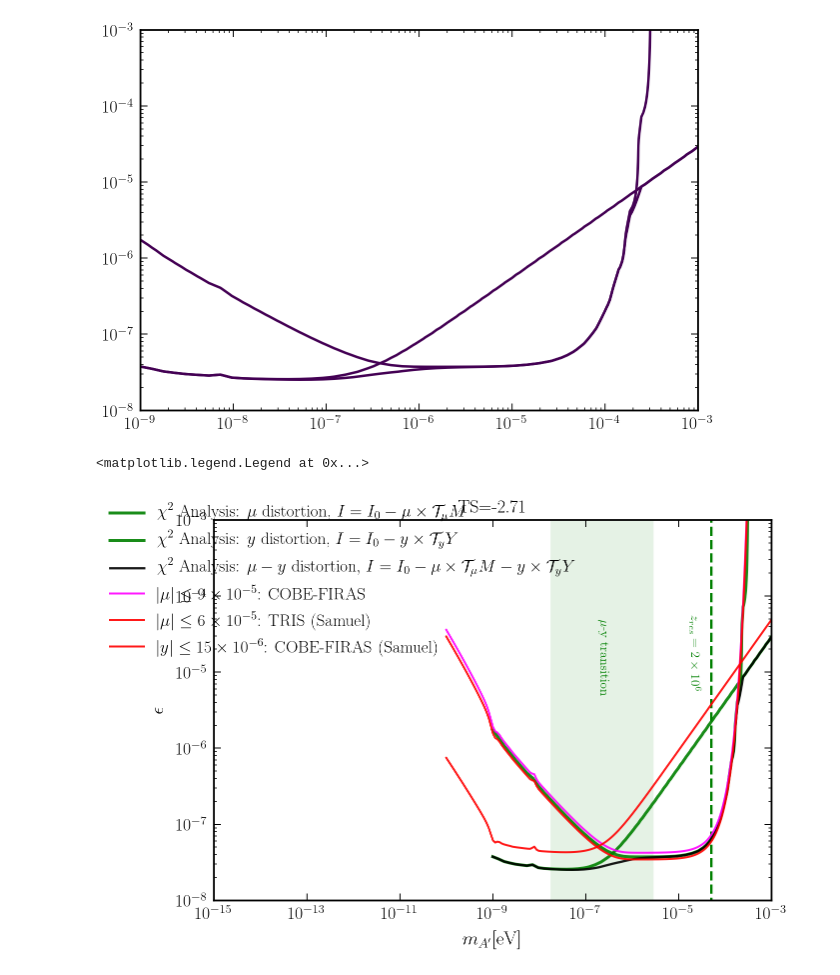
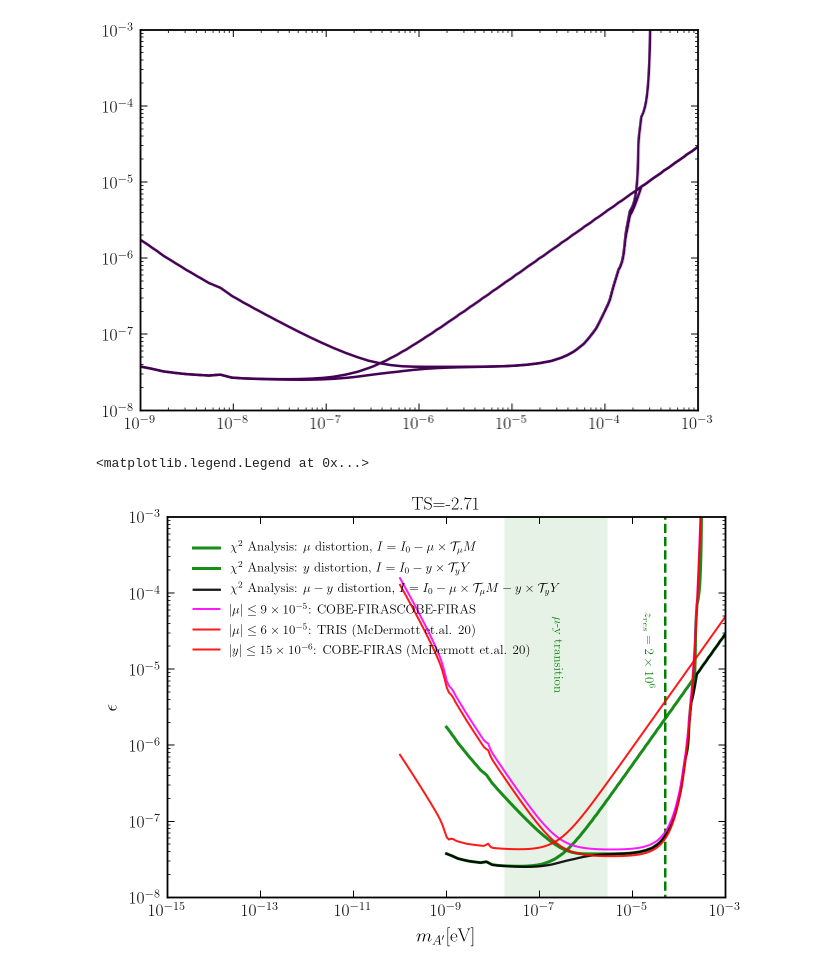
Before and after one commit to GiorgiArsenadze/Shaping-Dark-Photon-Spectral-Distortions, a Jupyter notebook: notebooks/pure_energy_injection.ipynb, the cells around one changed output. Cells and saved outputs as stored; diff of their text form; code cells hidden in the pictures.

Commit message:
Updated zoomin plot
 new line added

```diff
--- a/notebooks/pure_energy_injection.ipynb
+++ b/notebooks/pure_energy_injection.ipynb
@@ -759,7 +787,7 @@ trans_eps_1Dary_import = file['eps_ary']
 trans_TS_2Dary_import = file['TS_2Dary']
 # %%
 
-mu_abs_FIRAS_1 = 6*10**(-5)  # From Samuel's paper
+mu_abs_FIRAS_1 = 6*10**(-5)  # From  McDermott et al (1911.05086)
 mu_abs_FIRAS_2 = 9*10**(-5)  # From COBE-FIRAS's paper
 
 y_abs_FIRAS  = 15 * 10**(-6) # From COBE-FIRAS's paper
@@ -776,10 +804,15 @@ Ttrans_y_list_test  = [ Ttrans_y(z_res) for z_res in z_res_list_test ]
 
 eps_test = 1
 
-eps_list_mu_value_FIRAS_1 = [ np.sqrt( mu_abs_FIRAS_1/( Ttrans_mu(zres_interp(mAp_test, 0)[0]) * np.abs(mu_th(x_prime_int_test, mAp_test, eps_test)) ) ) for mAp_test in mAp_list_test ]
-eps_list_mu_value_FIRAS_2 = [ np.sqrt( mu_abs_FIRAS_2/( Ttrans_mu(zres_interp(mAp_test, 0)[0]) * np.abs(mu_th(x_prime_int_test, mAp_test, eps_test)) ) ) for mAp_test in mAp_list_test ]
 
-eps_list_y_value_FIRAS_1 = [ np.sqrt( y_abs_FIRAS/( Ttrans_y(zres_interp(mAp_test, 0)[0]) * np.abs(y_th(x_prime_int_test, mAp_test, eps_test)) ) ) for mAp_test in mAp_list_test ]
+
+
+
+
+eps_list_mu_value_FIRAS_1 = [ np.sqrt( mu_abs_FIRAS_1/( Ttrans_mu_rep(zres_interp(mAp_test, 0)[0]) * np.abs(mu_th(x_prime_int_test, mAp_test, eps_test)) ) ) for mAp_test in mAp_list_test ]
+eps_list_mu_value_FIRAS_2 = [ np.sqrt( mu_abs_FIRAS_2/( Ttrans_mu_rep(zres_interp(mAp_test, 0)[0]) * np.abs(mu_th(x_prime_int_test, mAp_test, eps_test)) ) ) for mAp_test in mAp_list_test ]
+
+eps_list_y_value_FIRAS_1 = [ np.sqrt( y_abs_FIRAS/( Ttrans_y_rep(zres_interp(mAp_test, 0)[0]) * np.abs(y_th(x_prime_int_test, mAp_test, eps_test)) ) ) for mAp_test in mAp_list_test ]
 
 
 # Boundary of mu-y transition era
@@ -824,17 +857,12 @@ CS_trans  =  plt.contour(  X_trans_plt , Y_trans_plt , Z_trans_plt ,  levels = [
 CS_y      =  plt.contour(  X_y_plt     , Y_y_plt     , Z_y_plt     ,  levels = [ np.log10(TS_choose) ])
 
 
-Xucheng_Greens_PureEnergyInj_mu       = np.transpose(CS_mu.collections[0].get_paths()[0].vertices )
-Xucheng_Greens_PureEnergyInj_y = np.transpose(CS_y.collections[0].get_paths()[0].vertices )
-Xucheng_Greens_PureEnergyInj_trans    = np.transpose(CS_trans.collections[0].get_paths()[0].vertices )
+Greens_PureEnergyInj_mu       = np.transpose(CS_mu.collections[0].get_paths()[0].vertices )
+Greens_PureEnergyInj_y = np.transpose(CS_y.collections[0].get_paths()[0].vertices )
+Greens_PureEnergyInj_trans    = np.transpose(CS_trans.collections[0].get_paths()[0].vertices )
 # %% [output]
 [figure]
 # %%
-
-# plt.plot( Xucheng_FIRAS_2Dary[0]    , Xucheng_FIRAS_2Dary[1], label = r'Gan et.al. 2022')
-#plt.plot( Hongwan_20_FIRAS_2Dary[0] , Hongwan_20_FIRAS_2Dary[1], label = r'Liu et.al. 20', color = 'blue', linestyle = 'dashed', linewidth=3.0)
-# plt.plot( Redondo_09_FIRAS_2Dary[0] , Redondo_09_FIRAS_2Dary[1], label = r'Redondo et.al. 2009', color = 'red')
-#plt.plot( Samuel_FIRAS_2Dary[0]     , Samuel_FIRAS_2Dary[1], label = r'McDermott et.al. 20', color = 'orange', linestyle = 'dashed', linewidth=3.0)
 
 
 set_matplotlib_formats('retina')
@@ -843,42 +871,42 @@ plt.figure(figsize=(10,7))
 
 plt.xscale('log')
 plt.yscale('log')
 
-plt.plot( Xucheng_Greens_PureEnergyInj_mu[0]    , Xucheng_Greens_PureEnergyInj_mu[1]    , label = r'$\chi^2$ Analysis: $\mu$ distortion, $I = I_0 - \mu \times \mathcal{T}_\mu M$', color='green',linewidth=3)
-plt.plot( Xucheng_Greens_PureEnergyInj_y[0]     , Xucheng_Greens_PureEnergyInj_y[1]     , label = r'$\chi^2$ Analysis: $y$ distortion, $I = I_0 - y \times \mathcal{T}_y Y$', color='green', linewidth=3)
-plt.plot( Xucheng_Greens_PureEnergyInj_trans[0] , Xucheng_Greens_PureEnergyInj_trans[1] , label = r'$\chi^2$ Analysis: $\mu-y$ distortion, $I = I_0 - \mu \times \mathcal{T}_\mu M - y \times \mathcal{T}_y Y$', color='black',linewidth=2.3)
+plt.plot( Greens_PureEnergyInj_mu[0]    , Greens_PureEnergyInj_mu[1]    , label = r'$\chi^2$ Analysis: $\mu$ distortion, $I = I_0 - \mu \times \mathcal{T}_\mu M$', color='green',linewidth=3)
+plt.plot( Greens_PureEnergyInj_y[0]     , Greens_PureEnergyInj_y[1]     , label = r'$\chi^2$ Analysis: $y$ distortion, $I = I_0 - y \times \mathcal{T}_y Y$', color='green', linewidth=3)
+plt.plot( Greens_PureEnergyInj_trans[0] , Greens_PureEnergyInj_trans[1] ,  label = r'$\chi^2$ Analysis: $\mu-y$ distortion, $I = I_0 - \mu \times \mathcal{T}_\mu M - y \times \mathcal{T}_y Y$', color='black',linewidth=2.3)
 
 
-plt.plot( mAp_list_test , eps_list_mu_value_FIRAS_2, label = r'$|\mu|\leq 9 \times 10^{-5}$: COBE-FIRAS', color='magenta',linewidth=2.0)
-plt.plot( mAp_list_test , eps_list_mu_value_FIRAS_1, label = r'$|\mu|\leq 6 \times 10^{-5}$: TRIS (Samuel)', color='red',linewidth=2.0)
-plt.plot( mAp_list_test , eps_list_y_value_FIRAS_1, label = r'$|y|\leq 15 \times 10^{-6}$: COBE-FIRAS (Samuel)', color='red',linewidth=2.0)
+plt.plot( mAp_list_test , eps_list_mu_value_FIRAS_2, label = r'$|\mu|\leq 9 \times 10^{-5}$: COBE-FIRASCOBE-FIRAS',  color='magenta',linewidth=2.0)
+plt.plot( mAp_list_test , eps_list_mu_value_FIRAS_1, label = r'$|\mu|\leq 6 \times 10^{-5}$: TRIS (McDermott et.al. 20)', color='red',linewidth=2.0)
+plt.plot( mAp_list_test , eps_list_y_value_FIRAS_1, label = r'$|y|\leq 15 \times 10^{-6}$: COBE-FIRAS (McDermott et.al. 20)',color='red',linewidth=2.0)
 
 
-# plt.axvspan(mAp_trans_1, mAp_trans_2, alpha=0.1, facecolor='orange', edgecolor=None)
+#plt.axvspan(mAp_trans_1, mAp_trans_2, alpha=0.1, facecolor='orange', edgecolor=None)
 
 plt.axvspan(mAp_trans_1, mAp_trans_2, alpha=0.1, facecolor='green', edgecolor=None)
 plt.vlines(x = mAp_dcs, ymin = 10**(-10), ymax = 1, colors = 'green', label = None, linestyle = 'dashed')
 
 plt.text(1.8e-7 , 5.3e-6 , r'$\mu$-y transition', fontsize=13, color='green', rotation=-90)
 plt.text(1.5e-5 , 6e-6   , r'$z_{res}=2\times 10^6$', fontsize=13, color='green', rotation=-90)
 
 
 # plt.text(1.5e-7, 1e-6, r'$\mu$-y transition', fontsize=15, color='orange', rotation=-90)
 
 plt.title(r'TS=-2.71')
 
 plt.xlim(1e-15, 1e-3)
 plt.ylim(1e-8, 1e-3)
 
 plt.xlabel(r'$m_{A^\prime}$[eV]')
 plt.ylabel(r'$\epsilon$')
 
-plt.legend(bbox_to_anchor=(0.67, 0.6))
+plt.legend(bbox_to_anchor=(0.72, 0.6),fontsize=13.0)
 # plt.show()
 
-#plt.savefig('FIRAS_Bound_PureEnergyInj_Tot.pdf')
+#plt.savefig('../plots/FIRAS_Bound_PureEnergyInj_Tot.pdf')
 # %% [output]
 <matplotlib.legend.Legend at 0x...>
-[figure, old version]
+[figure, new version]
 # %%
 #build constraint array
```
Also changed, not shown: parts of 10 cells of this notebook, 11 other files.
